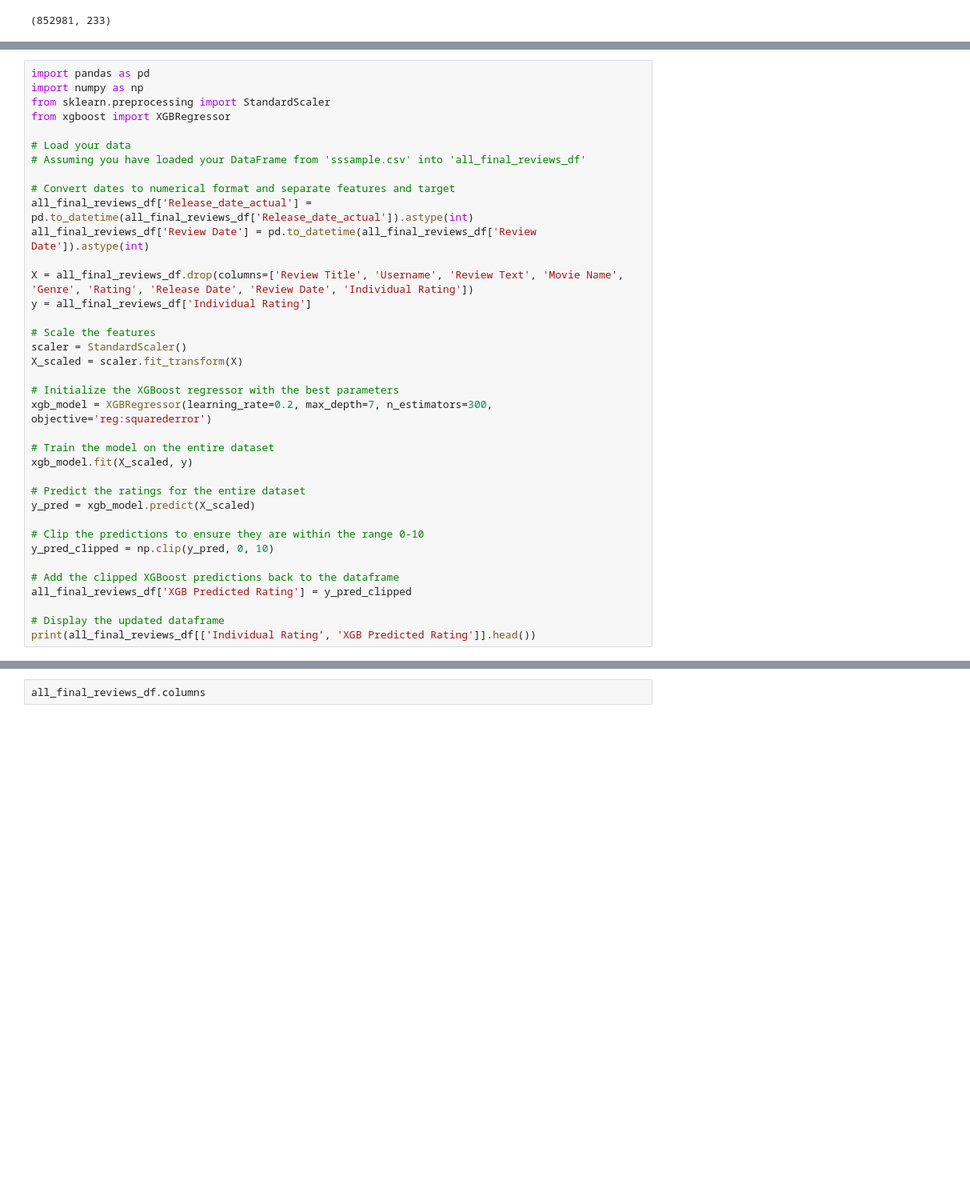
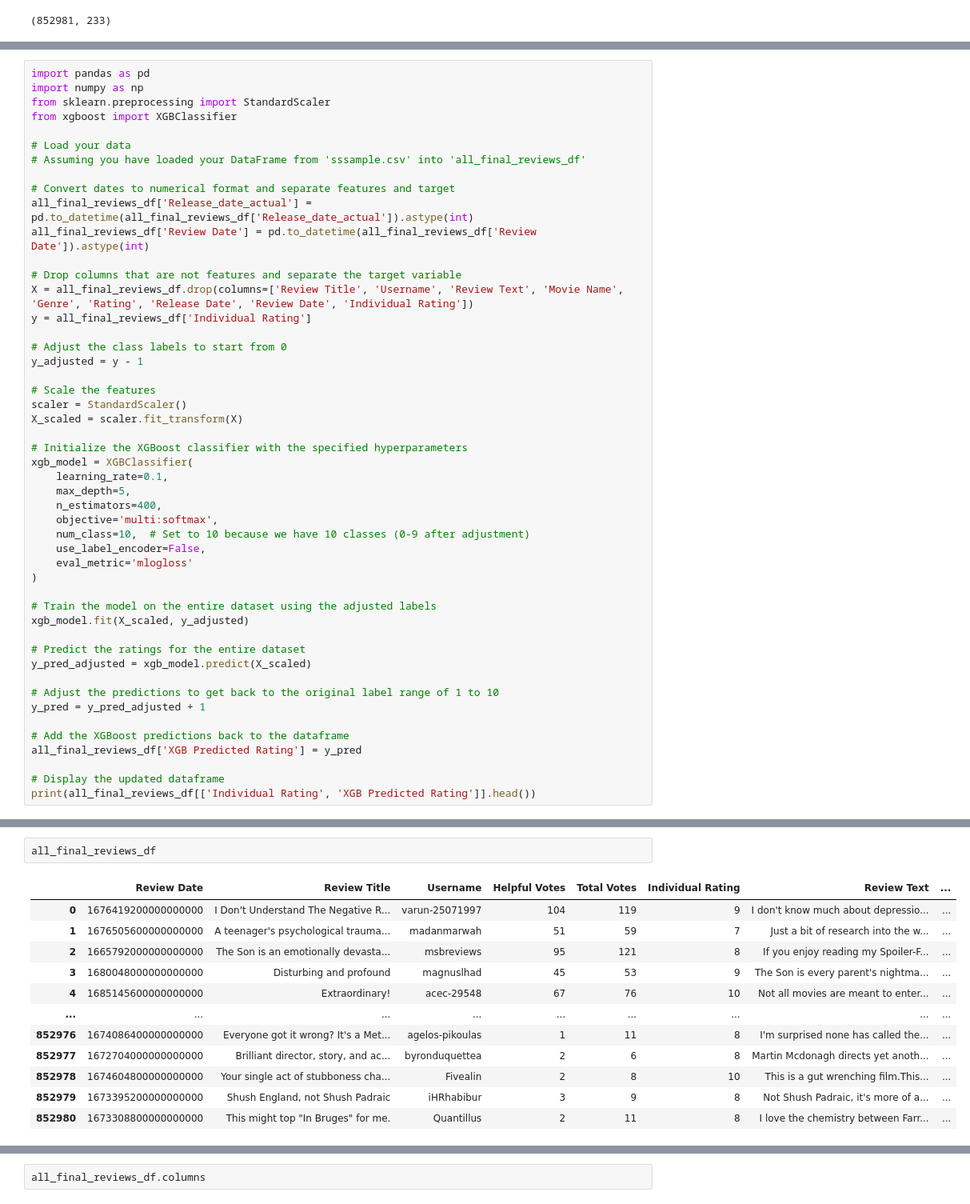
Before and after one commit to shreyashguptas/IMDb_movie_review_sentiment_analysis, a Jupyter notebook: IMDb_webscrapping_script.ipynb, the cells around one changed output, grey strips where cells are left out. Shown: that part at 80% size. Saved outputs shown, nothing was run; the diff lists cells and outputs as text; blank space fills up the shorter version.

```diff
--- a/IMDb_webscrapping_script.ipynb
+++ b/IMDb_webscrapping_script.ipynb
@@ -868,7 +868,7 @@ print(all_final_reviews_df.head())
 import pandas as pd
 import numpy as np
 from sklearn.preprocessing import StandardScaler
-from xgboost import XGBRegressor
+from xgboost import XGBClassifier
 
 # Load your data
 # Assuming you have loaded your DataFrame from 'sssample.csv' into 'all_final_reviews_df'
@@ -877,27 +877,39 @@ from xgboost import XGBRegressor
 all_final_reviews_df['Release_date_actual'] = pd.to_datetime(all_final_reviews_df['Release_date_actual']).astype(int)
 all_final_reviews_df['Review Date'] = pd.to_datetime(all_final_reviews_df['Review Date']).astype(int)
 
+# Drop columns that are not features and separate the target variable
 X = all_final_reviews_df.drop(columns=['Review Title', 'Username', 'Review Text', 'Movie Name', 'Genre', 'Rating', 'Release Date', 'Review Date', 'Individual Rating'])
 y = all_final_reviews_df['Individual Rating']
+
+# Adjust the class labels to start from 0
+y_adjusted = y - 1
 
 # Scale the features
 scaler = StandardScaler()
 X_scaled = scaler.fit_transform(X)
 
-# Initialize the XGBoost regressor with the best parameters
-xgb_model = XGBRegressor(learning_rate=0.2, max_depth=7, n_estimators=300, objective='reg:squarederror')
+# Initialize the XGBoost classifier with the specified hyperparameters
+xgb_model = XGBClassifier(
+    learning_rate=0.1,
+    max_depth=5,
+    n_estimators=400,
+    objective='multi:softmax',
+    num_class=10,  # Set to 10 because we have 10 classes (0-9 after adjustment)
+    use_label_encoder=False,
+    eval_metric='mlogloss'
+)
 
-# Train the model on the entire dataset
-xgb_model.fit(X_scaled, y)
+# Train the model on the entire dataset using the adjusted labels
+xgb_model.fit(X_scaled, y_adjusted)
 
 # Predict the ratings for the entire dataset
-y_pred = xgb_model.predict(X_scaled)
+y_pred_adjusted = xgb_model.predict(X_scaled)
 
-# Clip the predictions to ensure they are within the range 0-10
-y_pred_clipped = np.clip(y_pred, 0, 10)
+# Adjust the predictions to get back to the original label range of 1 to 10
+y_pred = y_pred_adjusted + 1
 
-# Add the clipped XGBoost predictions back to the dataframe
-all_final_reviews_df['XGB Predicted Rating'] = y_pred_clipped
+# Add the XGBoost predictions back to the dataframe
+all_final_reviews_df['XGB Predicted Rating'] = y_pred
 
 # Display the updated dataframe
 print(all_final_reviews_df[['Individual Rating', 'XGB Predicted Rating']].head())
@@ -903,0 +923,15 @@ print(all_final_reviews_df[['Individual Rating', 'XGB Predicted Rating']].head()
+# %%
+all_final_reviews_df
+# %% [output]
+|  | Review Date | Review Title | Username | Helpful Votes | Total Votes | Individual Rating | Review Text | ... |
+| 0 | 1676419200000000000 | I Don't Understand The Negative R... | varun-25071997 | 104 | 119 | 9 | I don't know much about depressio... | ... |
+| 1 | 1676505600000000000 | A teenager's psychological trauma... | madanmarwah | 51 | 59 | 7 | Just a bit of research into the w... | ... |
+| 2 | 1665792000000000000 | The Son is an emotionally devasta... | msbreviews | 95 | 121 | 8 | If you enjoy reading my Spoiler-F... | ... |
+| 3 | 1680048000000000000 | Disturbing and profound | magnuslhad | 45 | 53 | 9 | The Son is every parent's nightma... | ... |
+| 4 | 1685145600000000000 | Extraordinary! | acec-29548 | 67 | 76 | 10 | Not all movies are meant to enter... | ... |
+| ... | ... | ... | ... | ... | ... | ... | ... | ... |
+| 852976 | 1674086400000000000 | Everyone got it wrong? It's a Met... | agelos-pikoulas | 1 | 11 | 8 | I'm surprised none has called the... | ... |
+| 852977 | 1672704000000000000 | Brilliant director, story, and ac... | byronduquettea | 2 | 6 | 8 | Martin Mcdonagh directs yet anoth... | ... |
+| 852978 | 1674604800000000000 | Your single act of stubboness cha... | Fivealin | 2 | 8 | 10 | This is a gut wrenching film.This... | ... |
+| 852979 | 1673395200000000000 | Shush England, not Shush Padraic | iHRhabibur | 3 | 9 | 8 | Not Shush Padraic, it's more of a... | ... |
+| 852980 | 1673308800000000000 | This might top "In Bruges" for me. | Quantillus | 2 | 11 | 8 | I love the chemistry between Farr... | ... |
```
Also changed, not shown: parts of 4 cells of this notebook.
